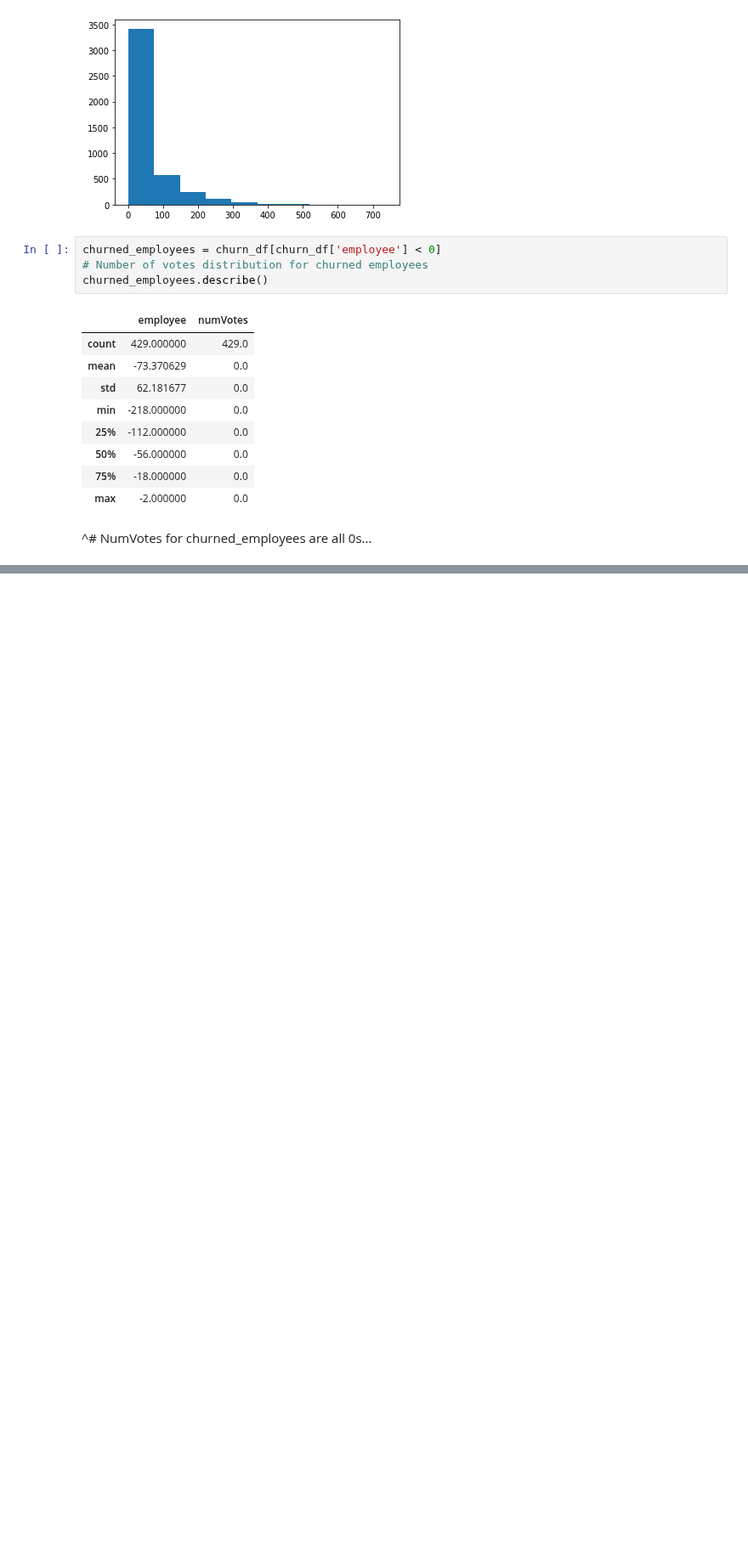
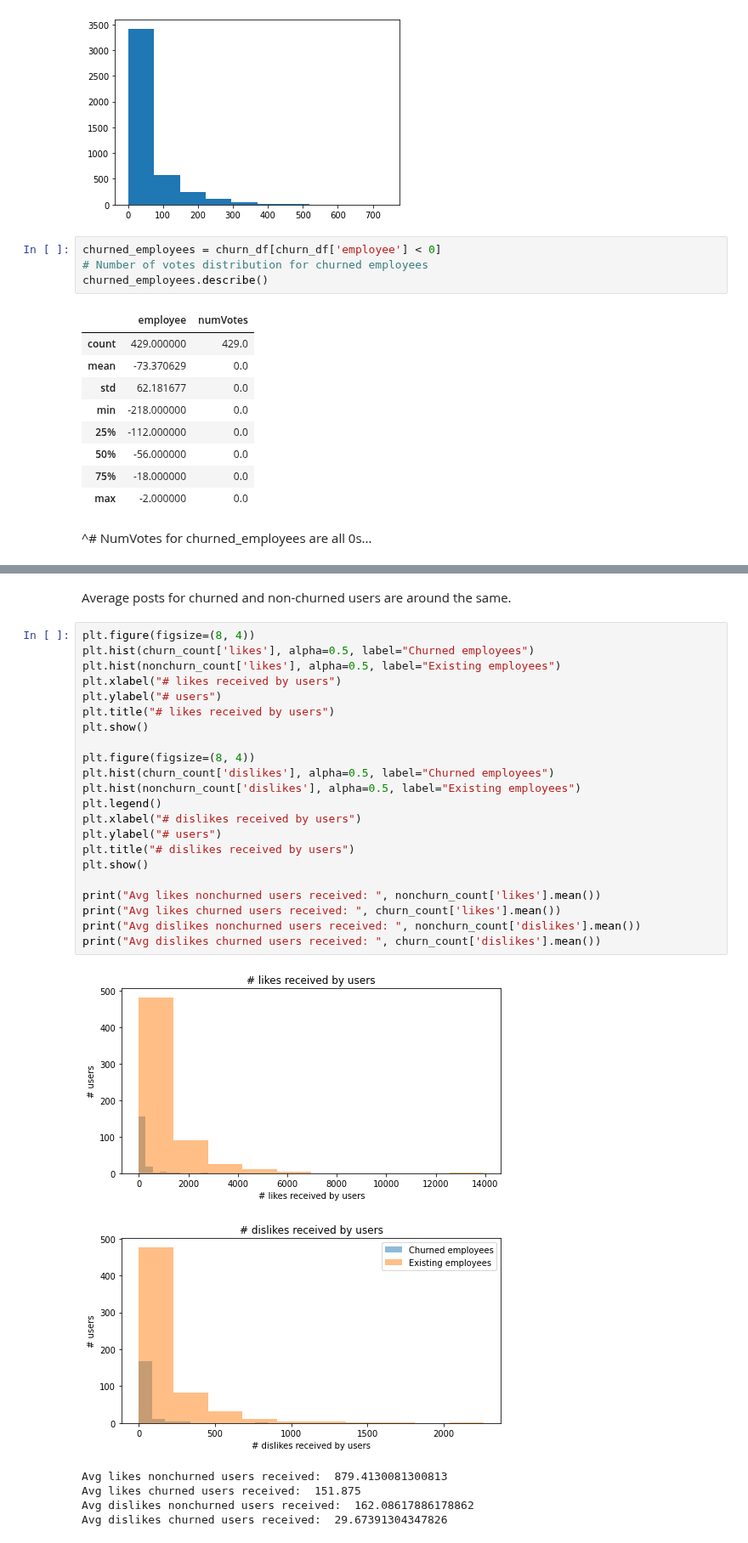
Before and after one commit to ceciliastern/ds_term_project, a Jupyter notebook: Term Project - Happiness Dataset.ipynb, the cells around one changed output, grey strips where cells are left out. Shown at 85% size. Drawn from its saved outputs; the diff is of its cells as text; blank space fills up the shorter version.

```diff
--- a/Term Project - Happiness Dataset.ipynb
+++ b/Term Project - Happiness Dataset.ipynb
@@ -263,0 +260,31 @@ count.head(20)
+# %% [markdown]
+Average posts for churned and non-churned users are around the same.
+# %%
+plt.figure(figsize=(8, 4))
+plt.hist(churn_count['likes'], alpha=0.5, label="Churned employees")
+plt.hist(nonchurn_count['likes'], alpha=0.5, label="Existing employees")
+plt.xlabel("# likes received by users")
+plt.ylabel("# users")
+plt.title("# likes received by users")
+plt.show()
+
+plt.figure(figsize=(8, 4))
+plt.hist(churn_count['dislikes'], alpha=0.5, label="Churned employees")
+plt.hist(nonchurn_count['dislikes'], alpha=0.5, label="Existing employees")
+plt.legend()
+plt.xlabel("# dislikes received by users")
+plt.ylabel("# users")
+plt.title("# dislikes received by users")
+plt.show()
+
+print("Avg likes nonchurned users received: ", nonchurn_count['likes'].mean())
+print("Avg likes churned users received: ", churn_count['likes'].mean())
+print("Avg dislikes nonchurned users received: ", nonchurn_count['dislikes'].mean())
+print("Avg dislikes churned users received: ", churn_count['dislikes'].mean())
+# %% [output]
+[figure, added]
+[figure, added]
+Avg likes nonchurned users received:  879.4130081300813
+Avg likes churned users received:  151.875
+Avg dislikes nonchurned users received:  162.08617886178862
+Avg dislikes churned users received:  29.67391304347826
```
Also changed, not shown: parts of 8 cells of this notebook.
